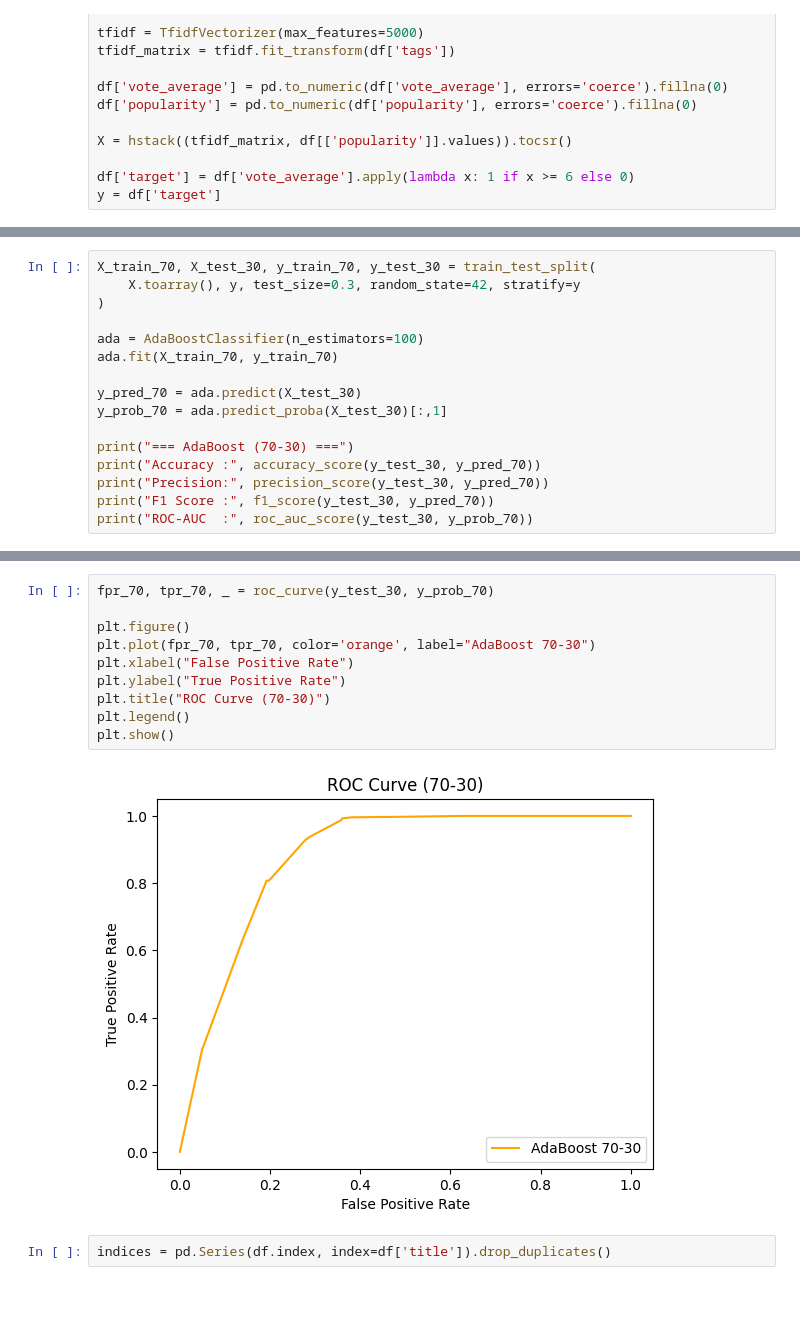
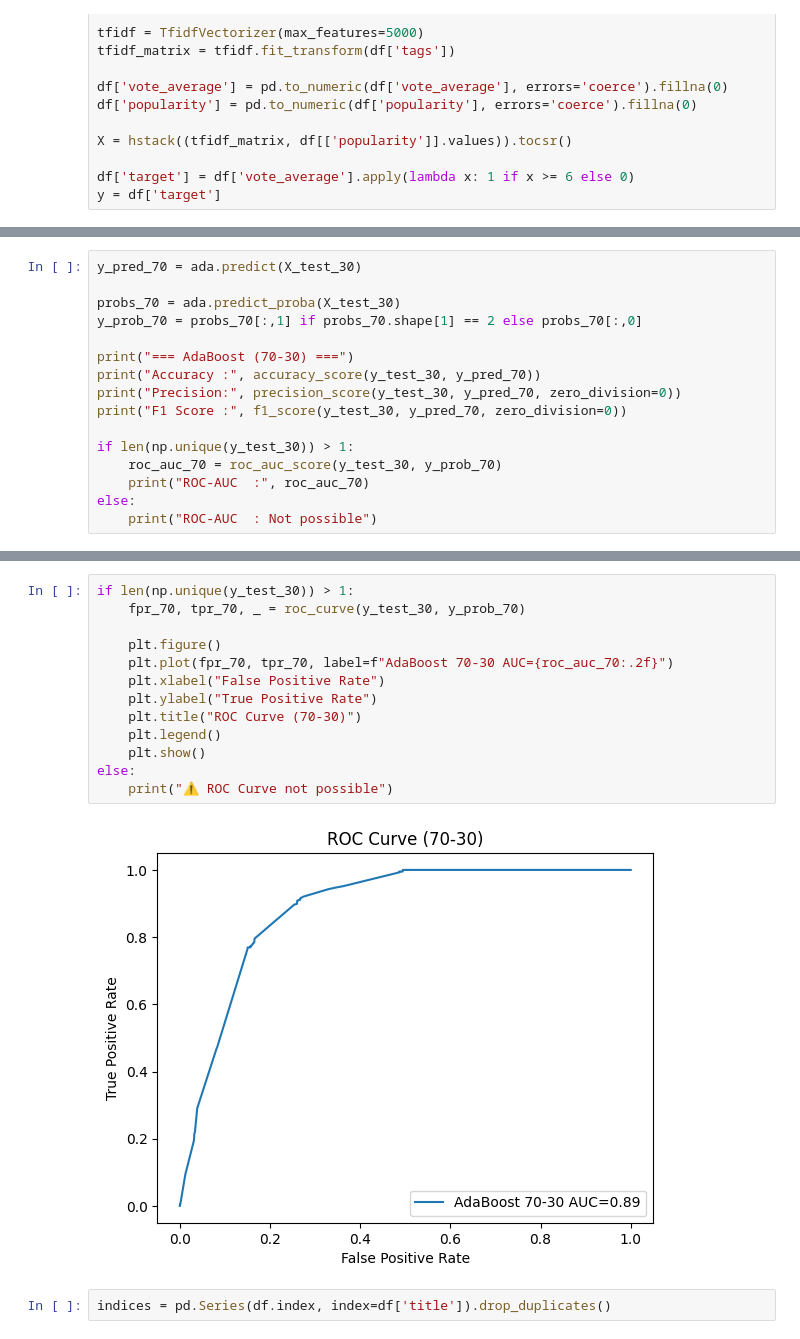
Before and after one commit to MehulShukla-git/Movie_Recommendation_System, a Jupyter notebook: AdaBoost_Classifier.ipynb, the cells around one changed output, grey strips where cells are left out. Drawn from its saved outputs; the diff is of its cells as text; blank space fills up the shorter version.

```diff
--- a/AdaBoost_Classifier.ipynb
+++ b/AdaBoost_Classifier.ipynb
@@ -122,18 +163,18 @@ plt.show()
 # %%
-X_train_70, X_test_30, y_train_70, y_test_30 = train_test_split(
-    X.toarray(), y, test_size=0.3, random_state=42, stratify=y
-)
+y_pred_70 = ada.predict(X_test_30)
 
-ada = AdaBoostClassifier(n_estimators=100)
-ada.fit(X_train_70, y_train_70)
-
-y_pred_70 = ada.predict(X_test_30)
-y_prob_70 = ada.predict_proba(X_test_30)[:,1]
+probs_70 = ada.predict_proba(X_test_30)
+y_prob_70 = probs_70[:,1] if probs_70.shape[1] == 2 else probs_70[:,0]
 
 print("=== AdaBoost (70-30) ===")
 print("Accuracy :", accuracy_score(y_test_30, y_pred_70))
-print("Precision:", precision_score(y_test_30, y_pred_70))
-print("F1 Score :", f1_score(y_test_30, y_pred_70))
-print("ROC-AUC  :", roc_auc_score(y_test_30, y_prob_70))
+print("Precision:", precision_score(y_test_30, y_pred_70, zero_division=0))
+print("F1 Score :", f1_score(y_test_30, y_pred_70, zero_division=0))
+
+if len(np.unique(y_test_30)) > 1:
+    roc_auc_70 = roc_auc_score(y_test_30, y_prob_70)
+    print("ROC-AUC  :", roc_auc_70)
+else:
+    print("ROC-AUC  : Not possible")
 # %% [output]
 === AdaBoost (70-30) ===
@@ -144,15 +196,18 @@ ROC-AUC  : 0.8797294846696071
 # %%
-fpr_70, tpr_70, _ = roc_curve(y_test_30, y_prob_70)
+if len(np.unique(y_test_30)) > 1:
+    fpr_70, tpr_70, _ = roc_curve(y_test_30, y_prob_70)
 
-plt.figure()
-plt.plot(fpr_70, tpr_70, color='orange', label="AdaBoost 70-30")
-plt.xlabel("False Positive Rate")
-plt.ylabel("True Positive Rate")
-plt.title("ROC Curve (70-30)")
-plt.legend()
-plt.show()
+    plt.figure()
+    plt.plot(fpr_70, tpr_70, label=f"AdaBoost 70-30 AUC={roc_auc_70:.2f}")
+    plt.xlabel("False Positive Rate")
+    plt.ylabel("True Positive Rate")
+    plt.title("ROC Curve (70-30)")
+    plt.legend()
+    plt.show()
+else:
+    print("⚠️ ROC Curve not possible")
 # %% [output]
-[figure, old version]
+[figure, new version]
 # %%
 indices = pd.Series(df.index, index=df['title']).drop_duplicates()
 # %%
```
Also changed, not shown: parts of 10 cells of this notebook.
